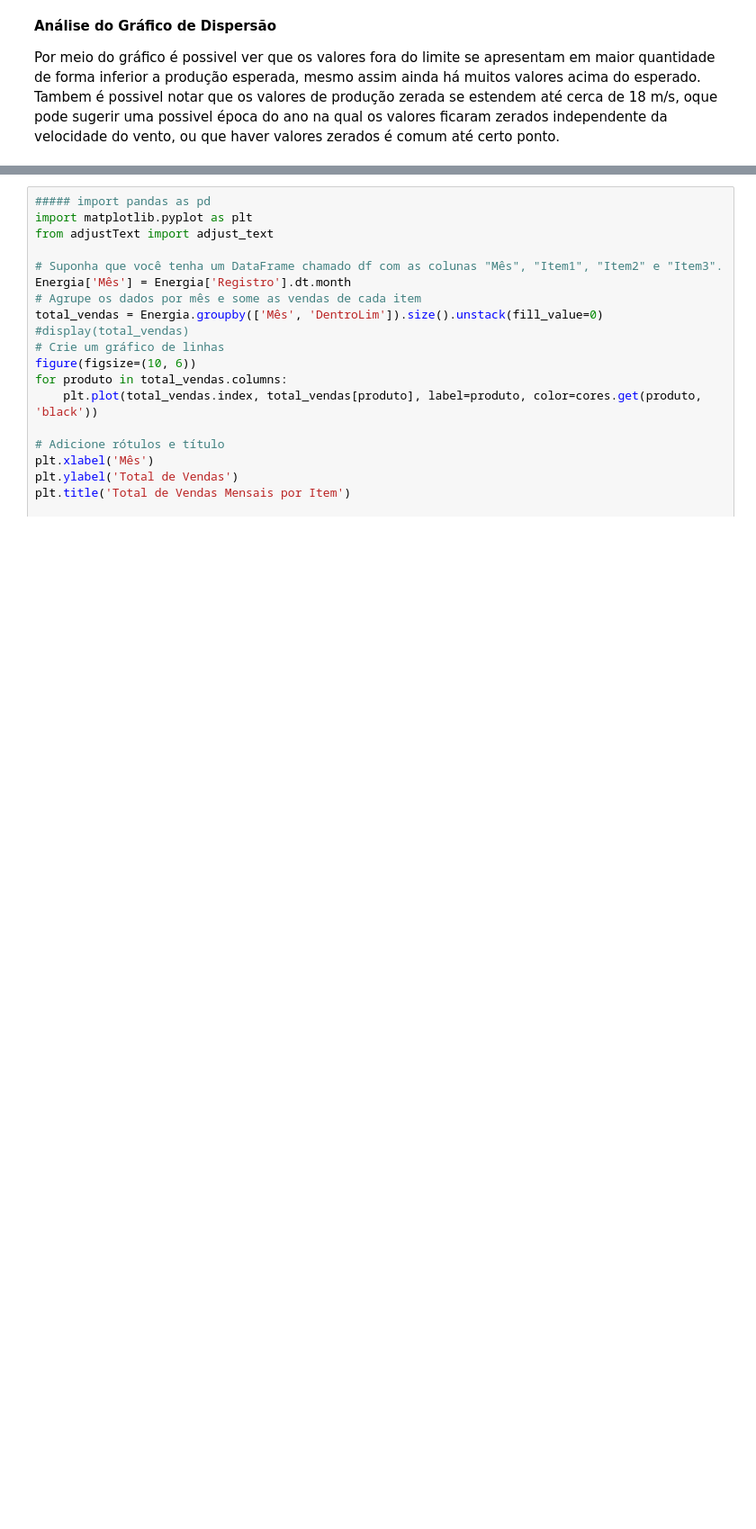
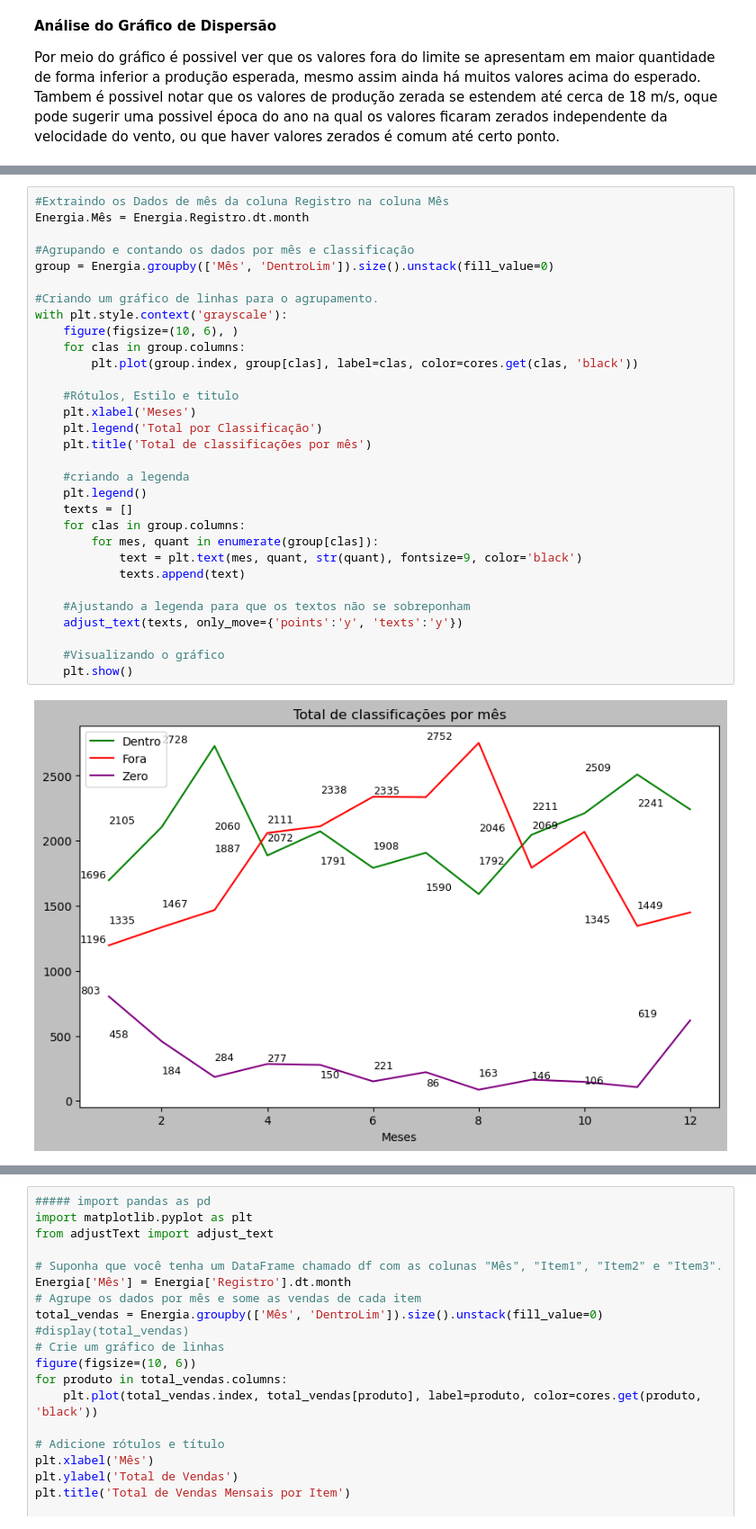
Before and after one commit to EduarAmaral/analisedados, a Jupyter notebook: EnergiaSolar.ipynb, the cells around one changed output, grey strips where cells are left out. Shown at 90% size. Drawn from its saved outputs; the diff is of its cells as text; blank space fills up the shorter version.

Commit message:
Análise do gráfico

```diff
--- a/EnergiaSolar.ipynb
+++ b/EnergiaSolar.ipynb
@@ -198,0 +162,33 @@ Após a vizualização dos dados é possivel notar algumas coisa:
+# %%
+#Extraindo os Dados de mês da coluna Registro na coluna Mês
+Energia.Mês = Energia.Registro.dt.month
+
+#Agrupando e contando os dados por mês e classificação
+group = Energia.groupby(['Mês', 'DentroLim']).size().unstack(fill_value=0)
+
+#Criando um gráfico de linhas para o agrupamento.
+with plt.style.context('grayscale'):
+    figure(figsize=(10, 6), )
+    for clas in group.columns:
+        plt.plot(group.index, group[clas], label=clas, color=cores.get(clas, 'black'))
+
+    #Rótulos, Estilo e titulo
+    plt.xlabel('Meses')
+    plt.legend('Total por Classificação')
+    plt.title('Total de classificações por mês')
+
+    #criando a legenda
+    plt.legend()
+    texts = []
+    for clas in group.columns:
+        for mes, quant in enumerate(group[clas]):
+            text = plt.text(mes, quant, str(quant), fontsize=9, color='black')
+            texts.append(text)
+
+    #Ajustando a legenda para que os textos não se sobreponham
+    adjust_text(texts, only_move={'points':'y', 'texts':'y'})
+
+    #Visualizando o gráfico
+    plt.show()
+# %% [output]
+[figure, added]
```
Also changed, not shown: parts of 6 cells of this notebook.
